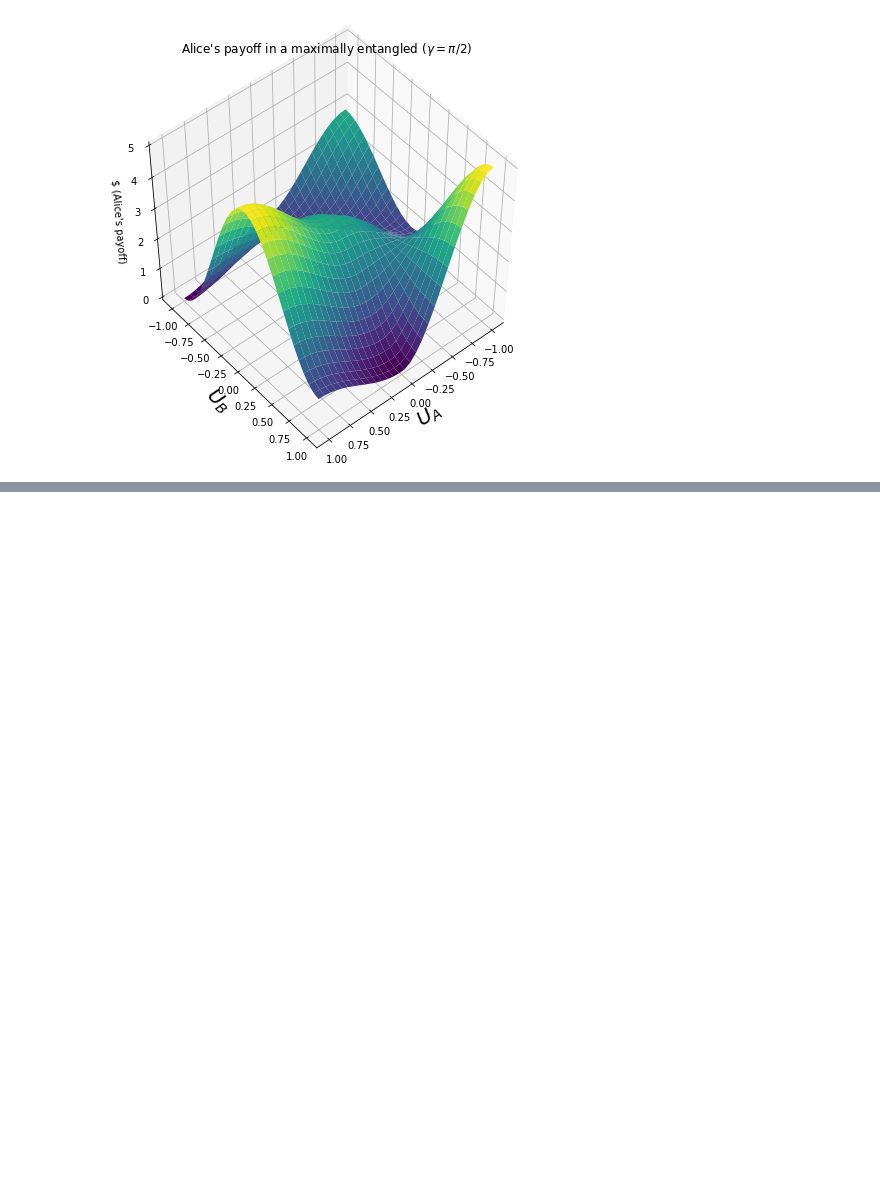
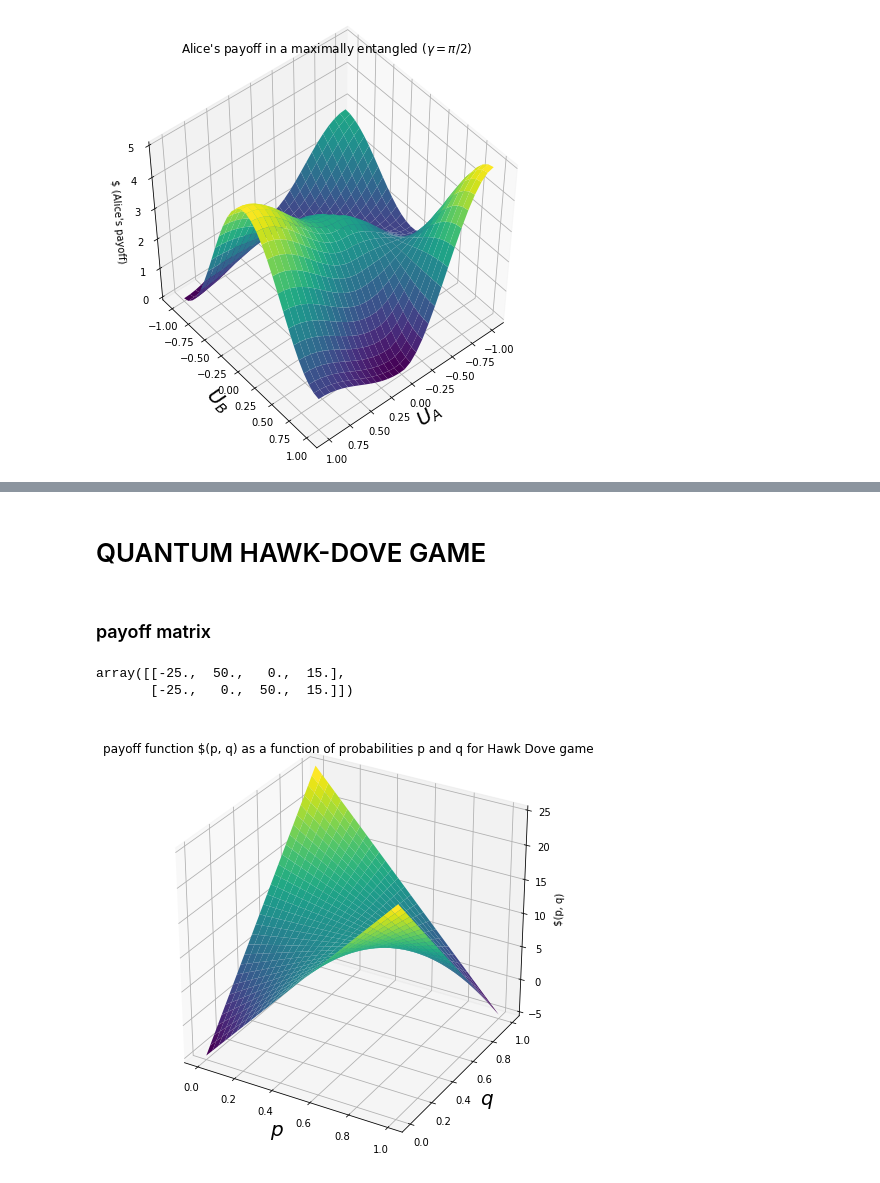
Before and after one commit to Jabi7/QPD, a Jupyter notebook: QPD.ipynb, the cells around one changed output, grey strips where cells are left out. Saved outputs shown, nothing was run; the diff lists cells and outputs as text; code cells hidden in the pictures; blank space fills up the shorter version.

```diff
--- a/QPD.ipynb
+++ b/QPD.ipynb
@@ -120,0 +178,4 @@ ax.view_init(50, 50)
+# %% [markdown]
+# QUANTUM HAWK-DOVE GAME
+# %% [markdown]
+### payoff matrix
@@ -120,0 +185,30 @@ ax.view_init(50, 50)
+# %%
+HD = HD_payoff_matrix(50, 100, 10)
+HD
+# %% [output]
+array([[-25.,  50.,   0.,  15.],
+       [-25.,   0.,  50.,  15.]])
+# %%
+def QHD_mixed_payoff(p, q):
+    s = -60*p*q + 30*(p + q) - 5
+    return s
+# %%
+p = np.linspace(0, 1, 30)
+q = np.linspace(0, 1, 30)
+
+v = np.vectorize(QHD_mixed_payoff)
+X, Y = np.meshgrid(p, q)
+Z = v(X, Y)
+# %%
+fig = plt.figure(figsize=(8,8))
+ax = plt.axes(projection='3d')
+ax.plot_surface(X, Y, Z, rstride=1, cstride=1,
+                cmap='viridis', edgecolor='none')
+ax.set_xlabel("$p$", fontsize=20)
+ax.set_ylabel("$q$", fontsize=20)
+ax.set_zlabel("$(p, q)")
+ax.set_title("payoff function $(p, q) as a function of probabilities p and q for Hawk Dove game")
+
+plt.show()
+# %% [output]
+[figure, added]
```
Also changed, not shown: parts of 17 cells of this notebook.
